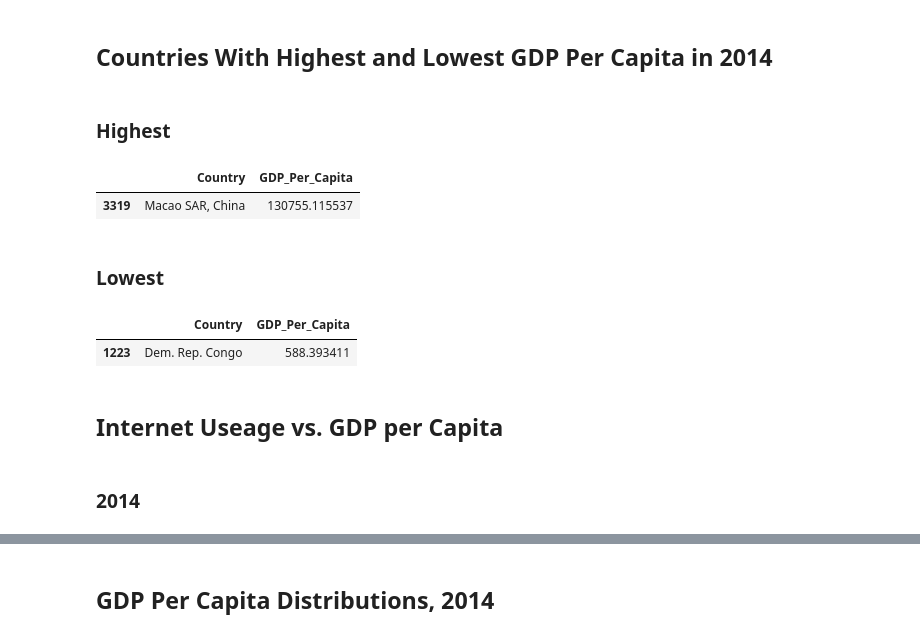
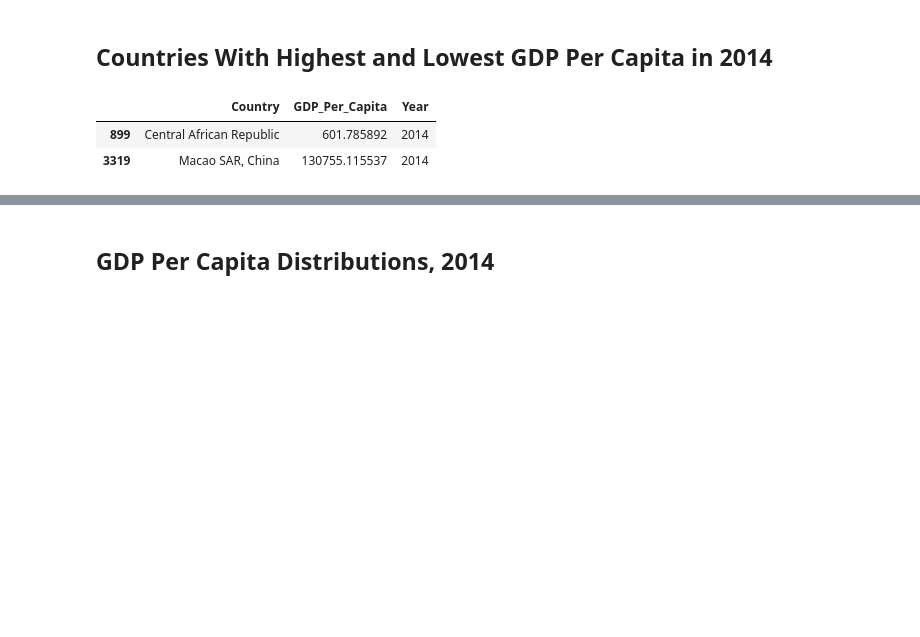
Before and after one commit to taylorperkins/data-question-1, a Jupyter notebook: In Class Practice 1.ipynb, the cells around one changed output, grey strips where cells are left out. Drawn from its saved outputs; the diff is of its cells as text; code cells hidden in the pictures; blank space fills up the shorter version.

```diff
--- a/In Class Practice 1.ipynb
+++ b/In Class Practice 1.ipynb
@@ -191,24 +204,11 @@ gdp_and_internet_use_2004.loc[
 # %% [markdown]
 ## Countries With Highest and Lowest GDP Per Capita in 2014
-# %% [markdown]
-### Highest
 # %%
 gdp_and_internet_use_2014.loc[
-    gdp_and_internet_use_2014.GDP_Per_Capita == gdp_and_internet_use_2014.GDP_Per_Capita.max()
-][['Country', 'GDP_Per_Capita']]
+    (gdp_and_internet_use_2014.GDP_Per_Capita == gdp_and_internet_use_2014.GDP_Per_Capita.max()) |
+    (gdp_and_internet_use_2014.GDP_Per_Capita == gdp_and_internet_use_2014.GDP_Per_Capita.min())
+][['Country', 'GDP_Per_Capita', 'Year']]
 # %% [output]
-|  | Country | GDP_Per_Capita |
-| 3319 | Macao SAR, China | 130755.115537 |
+|  | Country | GDP_Per_Capita | Year |
+| 899 | Central African Republic | 601.785892 | 2014 |
+| 3319 | Macao SAR, China | 130755.115537 | 2014 |
-# %% [markdown]
-### Lowest
-# %%
-gdp_and_internet_use_2009.loc[
-    gdp_and_internet_use_2009.GDP_Per_Capita == gdp_and_internet_use_2009.GDP_Per_Capita.min()
-][['Country', 'GDP_Per_Capita']]
-# %% [output]
-|  | Country | GDP_Per_Capita |
-| 1223 | Dem. Rep. Congo | 588.393411 |
-# %% [markdown]
-## Internet Useage vs. GDP per Capita
-# %% [markdown]
-### 2014
```
Also changed, not shown: parts of 35 cells of this notebook.
